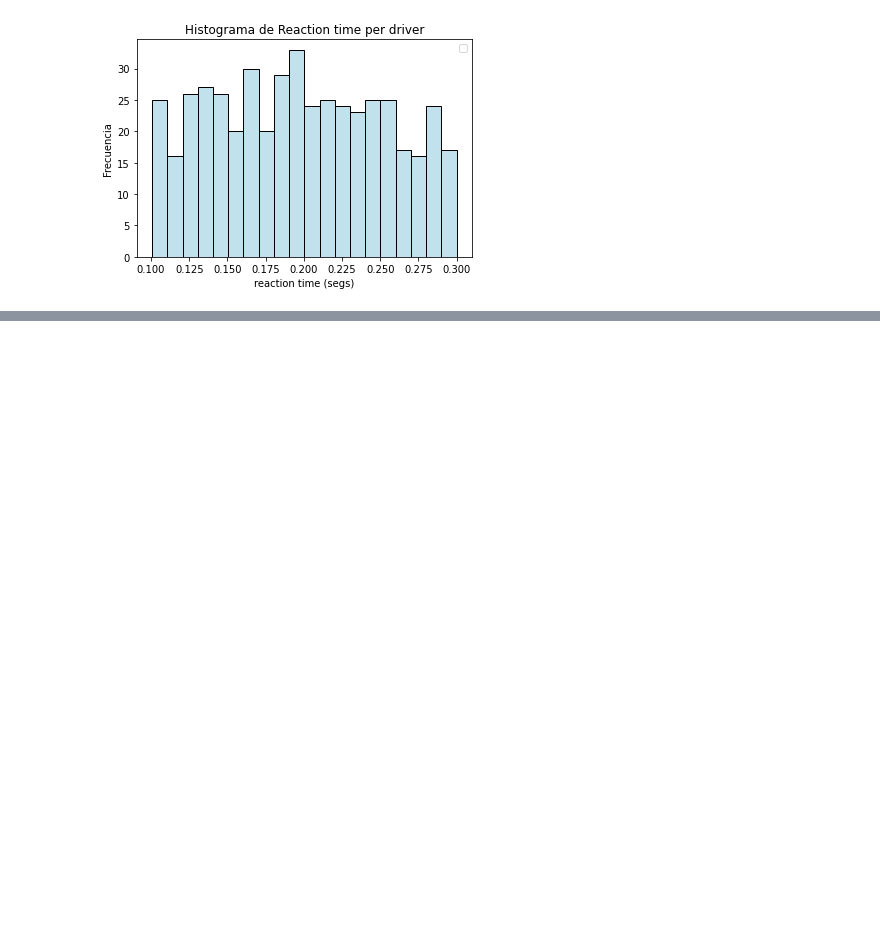
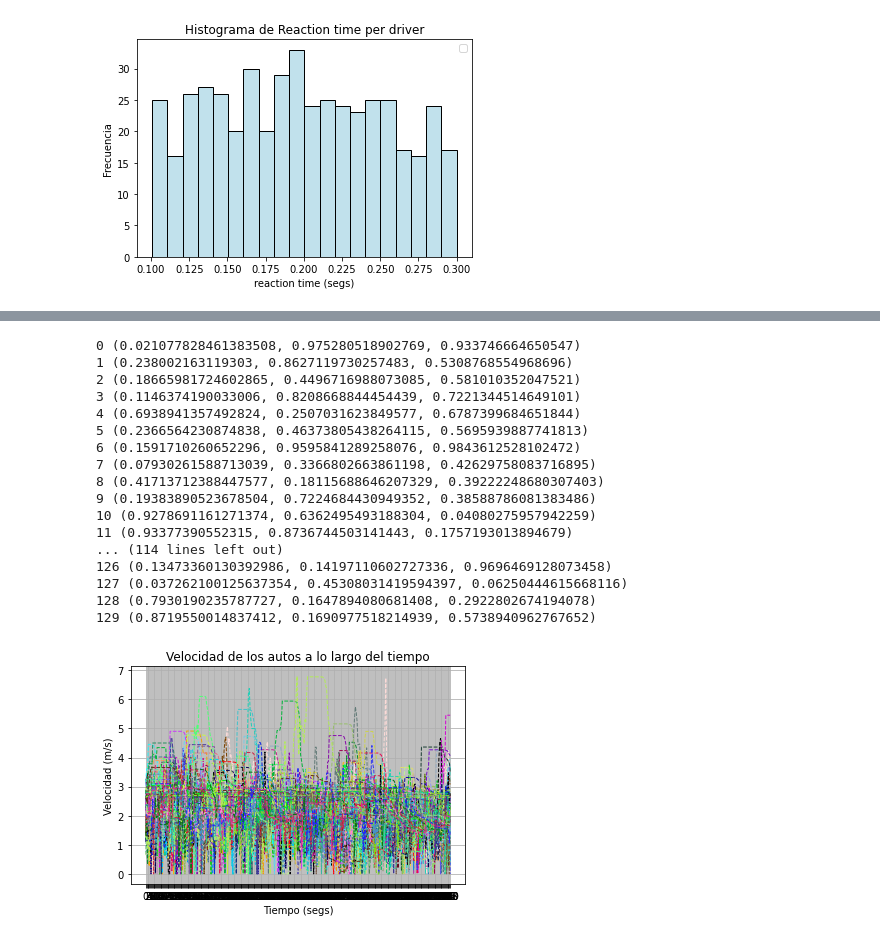
Before and after one commit to osaintnom/Stochastic-Simulation_Monte-Carlo, a Jupyter notebook: graficos.ipynb, the cells around one changed output, grey strips where cells are left out. Saved outputs shown, nothing was run; the diff lists cells and outputs as text; code cells hidden in the pictures; blank space fills up the shorter version.

```diff
--- a/graficos.ipynb
+++ b/graficos.ipynb
@@ -87,0 +100,42 @@ No artists with labels found to put in legend.  Note that artists whose label st
+# %%
+velocidades = pd.read_csv('velocidades.csv', sep=',', decimal='.')
+#plotear cada fila como una linea particular dodne x es el tiempo en segs y y es la velocidad en m/s^-10
+#hacer un plot donde cada fila sea una linea particular donde x es el tiempo en segs y y es la velocidad en m/s^-10
+#todo debe estar en un mismo plot
+def generar_color_aleatorio():
+    r = random.random()
+    g = random.random()
+    b = random.random()
+    return (r, g, b)
+
+num_colores = 10  # Número de colores aleatorios que deseas generar
+colores = [generar_color_aleatorio() for _ in range(num_colores)]
+
+for i in range(0, velocidades.shape[0]):
+    color_i = generar_color_aleatorio()
+    plt.plot(velocidades.iloc[i,:], color = color_i, linestyle='dashed', linewidth=1)
+    print(i, color_i)
+plt.xlabel('Tiempo (segs)')
+plt.ylabel('Velocidad (m/s)')
+plt.title('Velocidad de los autos a lo largo del tiempo')
+plt.grid(True)  # Add grid lines
+plt.show()
+# %% [output]
+0 (0.021077828461383508, 0.975280518902769, 0.933746664650547)
+1 (0.238002163119303, 0.8627119730257483, 0.5308768554968696)
+2 (0.18665981724602865, 0.4496716988073085, 0.581010352047521)
+3 (0.1146374190033006, 0.8208668844454439, 0.7221344514649101)
+4 (0.6938941357492824, 0.2507031623849577, 0.6787399684651844)
+5 (0.2366564230874838, 0.46373805438264115, 0.5695939887741813)
+6 (0.1591710260652296, 0.9595841289258076, 0.9843612528102472)
+7 (0.07930261588713039, 0.3366802663861198, 0.42629758083716895)
+8 (0.41713712388447577, 0.18115688646207329, 0.39222248680307403)
+9 (0.19383890523678504, 0.7224684430949352, 0.38588786081383486)
+10 (0.9278691161271374, 0.6362495493188304, 0.04080275957942259)
+11 (0.93377390552315, 0.8736744503141443, 0.1757193013894679)
+... (114 lines left out)
+126 (0.13473360130392986, 0.14197110602727336, 0.9696469128073458)
+127 (0.037262100125637354, 0.45308031419594397, 0.06250444615668116)
+128 (0.7930190235787727, 0.1647894080681408, 0.2922802674194078)
+129 (0.8719550014837412, 0.1690977518214939, 0.5738940962767652)
+[figure, added]
```
Also changed, not shown: parts of 4 cells of this notebook, 1 other file.
